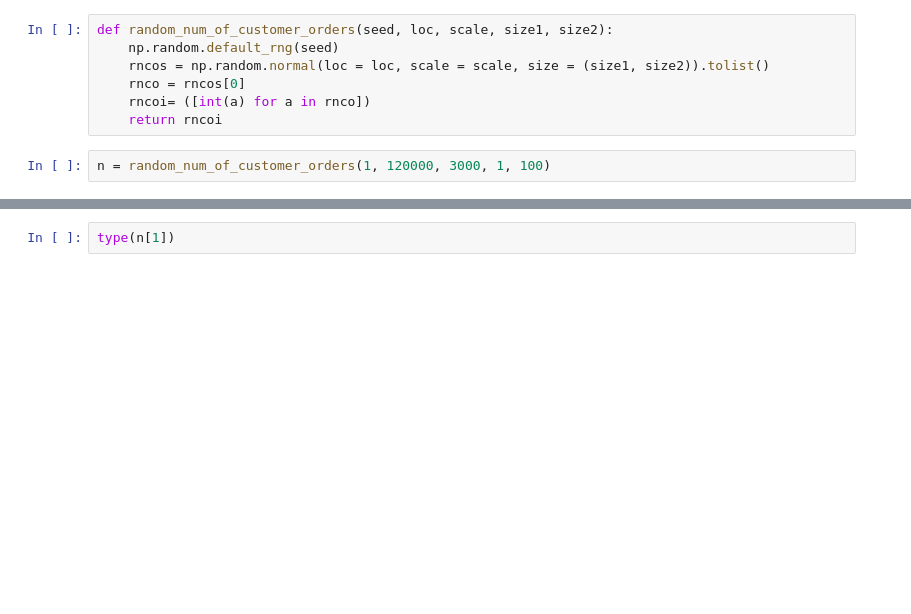
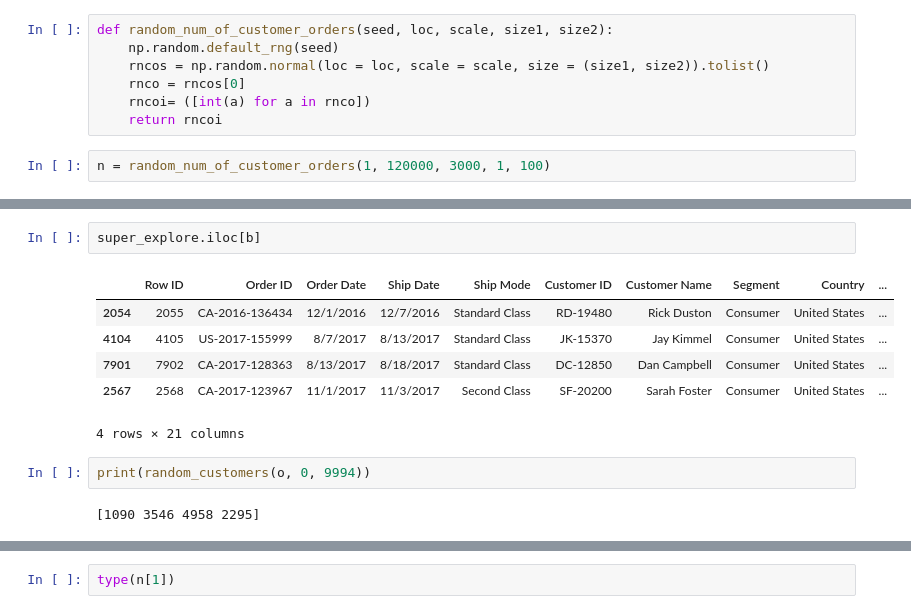
Before and after one commit to lychrst/Superstore-Logistics, a Jupyter notebook: Superstore Logistics.ipynb, the cells around one changed output, grey strips where cells are left out. Cells and saved outputs as stored; diff of their text form; blank space fills up the shorter version.

```diff
--- a/Superstore Logistics.ipynb
+++ b/Superstore Logistics.ipynb
@@ -74,0 +242,13 @@ n = random_num_of_customer_orders(1, 120000, 3000, 1, 100)
+# %%
+super_explore.iloc[b]
+# %% [output]
+|  | Row ID | Order ID | Order Date | Ship Date | Ship Mode | Customer ID | Customer Name | Segment | Country | ... |
+| 2054 | 2055 | CA-2016-136434 | 12/1/2016 | 12/7/2016 | Standard Class | RD-19480 | Rick Duston | Consumer | United States | ... |
+| 4104 | 4105 | US-2017-155999 | 8/7/2017 | 8/13/2017 | Standard Class | JK-15370 | Jay Kimmel | Consumer | United States | ... |
+| 7901 | 7902 | CA-2017-128363 | 8/13/2017 | 8/18/2017 | Standard Class | DC-12850 | Dan Campbell | Consumer | United States | ... |
+| 2567 | 2568 | CA-2017-123967 | 11/1/2017 | 11/3/2017 | Second Class | SF-20200 | Sarah Foster | Consumer | United States | ... |
+4 rows × 21 columns
+# %%
+print(random_customers(o, 0, 9994))
+# %% [output]
+[1090 3546 4958 2295]
```
Also changed, not shown: parts of 19 cells of this notebook.
